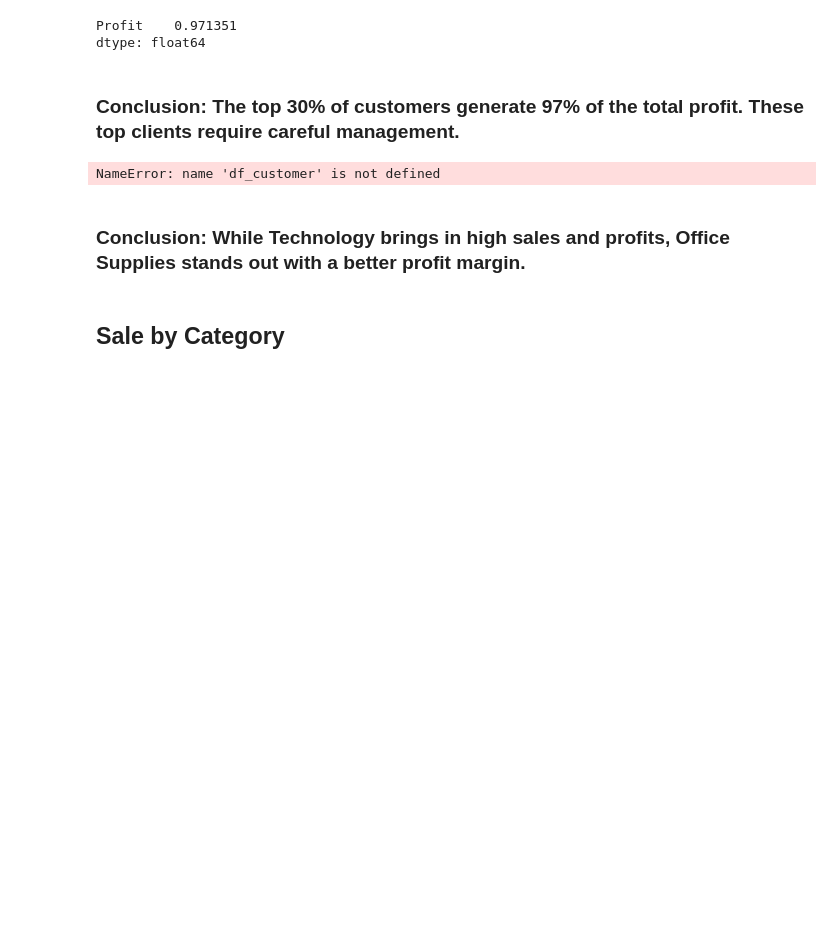
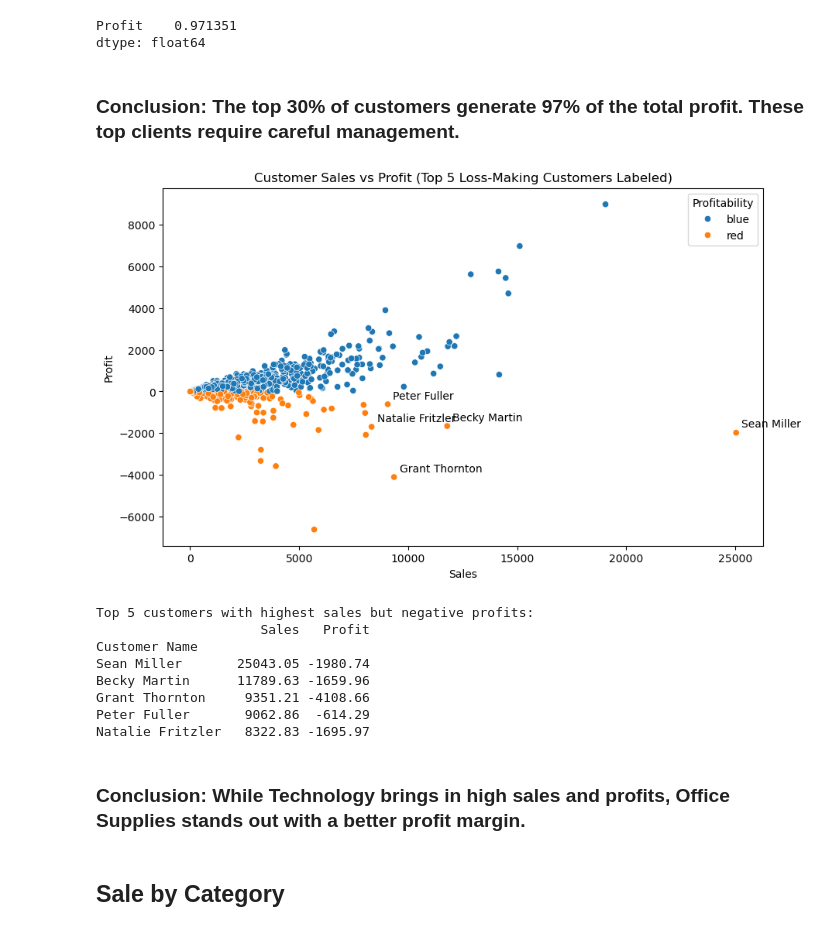
Before and after one commit to thienquan-art/Superstore_Introductory_Analysis, a Jupyter notebook: Superstore_Data_Analysis.ipynb, the cells around one changed output. Drawn from its saved outputs; the diff is of its cells as text; code cells hidden in the pictures; blank space fills up the shorter version.

```diff
--- a/Superstore_Data_Analysis.ipynb
+++ b/Superstore_Data_Analysis.ipynb
@@ -209,28 +209,39 @@ dtype: float64
 # %% [markdown]
 ### Conclusion: The top 30% of customers generate 97% of the total profit. These top clients require careful management.
 # %%
+df_customer=pd.DataFrame(df.groupby('Customer Name')['Sales'].sum())
+df_customer['Profit']=pd.DataFrame(df.groupby('Customer Name')['Profit'].sum())
+
 # Create and sort dataframe by sales, then filter for negative profits
 top_loss_customers = df_customer[df_customer['Profit'] < 0].sort_values('Sales', ascending=False).head(5)
-
+df_customer.loc[:, 'Profitability'] = df_customer.loc[:, 'Profit'].apply(type)
 # Create scatter plot
 plt.figure(figsize=(10, 6))
 sns.scatterplot(data=df_customer, hue='Profitability', x='Sales', y='Profit')
 
 # Annotate top 5 loss-making customers
 for idx, row in top_loss_customers.iterrows():
     plt.annotate(idx,
                 (row['Sales'], row['Profit']),
                 xytext=(5, 5),
                 textcoords='offset points')
 
 plt.title('Customer Sales vs Profit (Top 5 Loss-Making Customers Labeled)')
 plt.show()
 
 # Display the details of these customers
 print("\nTop 5 customers with highest sales but negative profits:")
 print(top_loss_customers[['Sales', 'Profit']].round(2))
 # %% [output]
+[figure, added]
-NameError: name 'df_customer' is not defined
+Top 5 customers with highest sales but negative profits:
+                     Sales   Profit
+Customer Name
+Sean Miller       25043.05 -1980.74
+Becky Martin      11789.63 -1659.96
+Grant Thornton     9351.21 -4108.66
+Peter Fuller       9062.86  -614.29
+Natalie Fritzler   8322.83 -1695.97
 # %% [markdown]
 ### Conclusion: While Technology brings in high sales and profits, Office Supplies stands out with a better profit margin.
 # %% [markdown]
```
Also changed, not shown: parts of 3 cells of this notebook.
